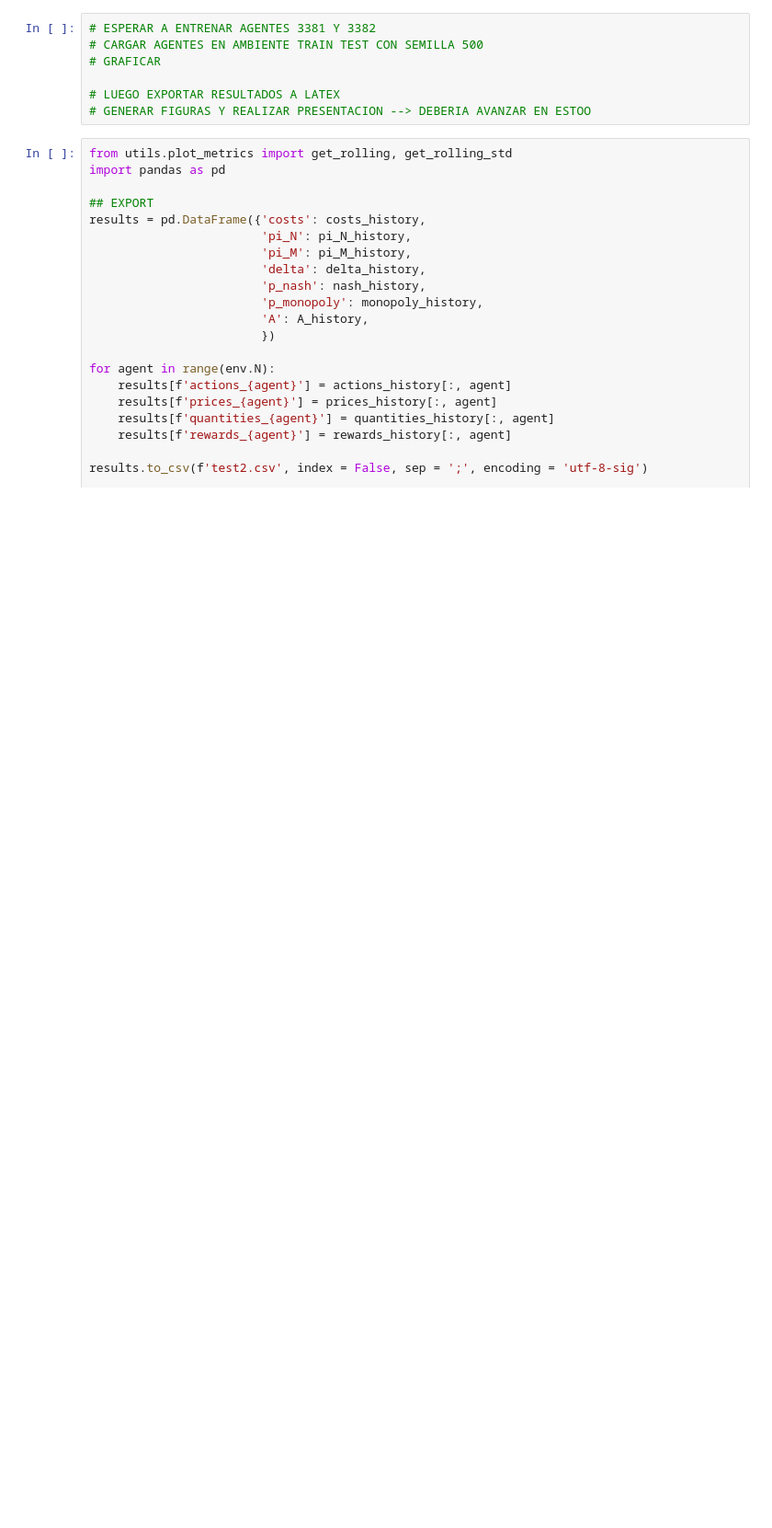
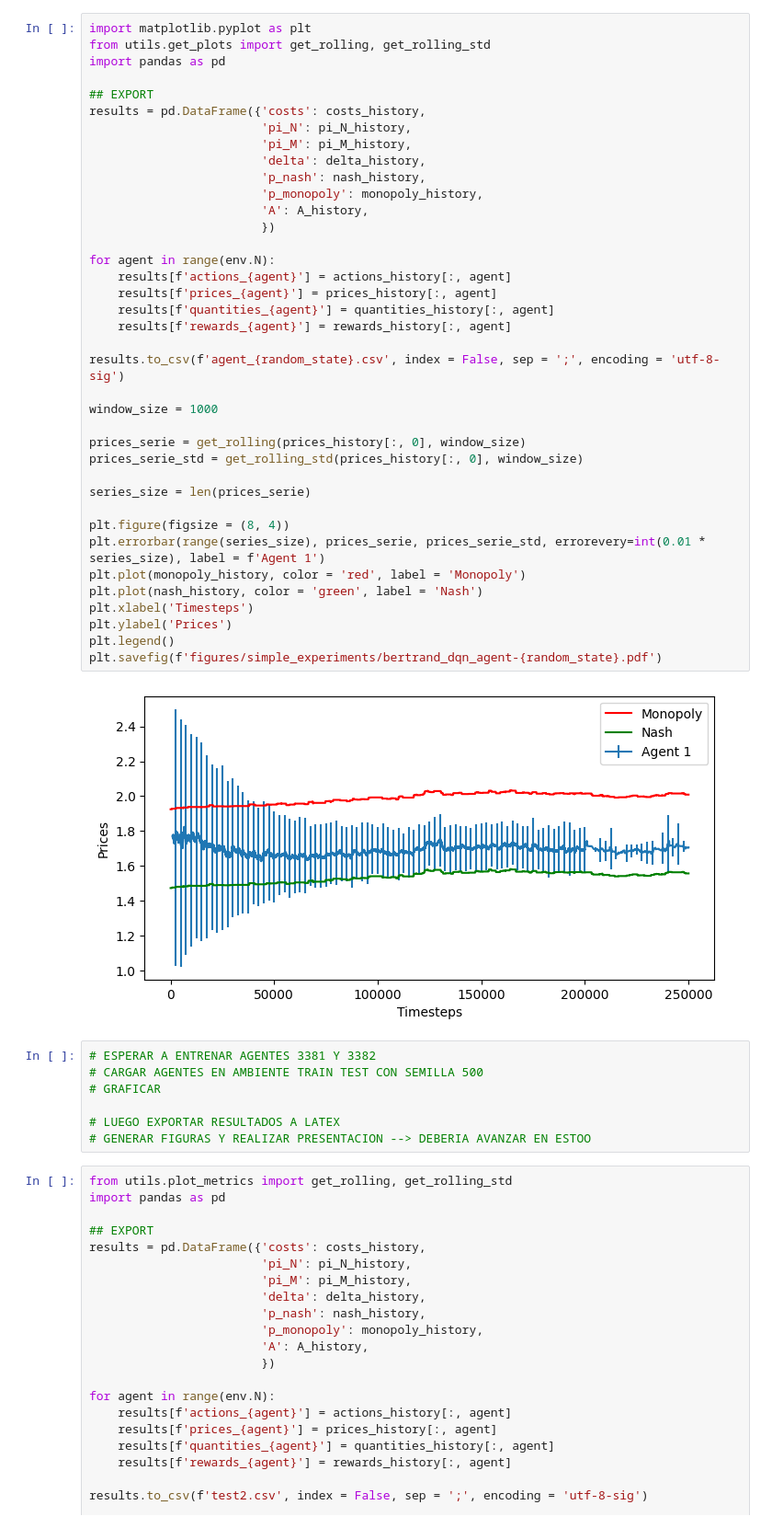
Before and after one commit to sebatinoco/rl_bertrand2, a Jupyter notebook: notebook_profe.ipynb, the cells around one changed output. Shown: that part at 92% size. Drawn from its saved outputs; the diff is of its cells as text; blank space fills up the shorter version.

```diff
--- a/notebook_profe.ipynb
+++ b/notebook_profe.ipynb
@@ -231,3 +272,43 @@ Experiment: dqn_experiment       Episode: 1/1    Episode completion: 100.00 %
+# %%
+import matplotlib.pyplot as plt
+from utils.get_plots import get_rolling, get_rolling_std
+import pandas as pd
+
+## EXPORT
+results = pd.DataFrame({'costs': costs_history,
+                        'pi_N': pi_N_history,
+                        'pi_M': pi_M_history,
+                        'delta': delta_history,
+                        'p_nash': nash_history,
+                        'p_monopoly': monopoly_history,
+                        'A': A_history,
+                        })
+
+for agent in range(env.N):
+    results[f'actions_{agent}'] = actions_history[:, agent]
+    results[f'prices_{agent}'] = prices_history[:, agent]
+    results[f'quantities_{agent}'] = quantities_history[:, agent]
+    results[f'rewards_{agent}'] = rewards_history[:, agent]
+
+results.to_csv(f'agent_{random_state}.csv', index = False, sep = ';', encoding = 'utf-8-sig')
+
+window_size = 1000
+
+prices_serie = get_rolling(prices_history[:, 0], window_size)
+prices_serie_std = get_rolling_std(prices_history[:, 0], window_size)
+
+series_size = len(prices_serie)
+
+plt.figure(figsize = (8, 4))
+plt.errorbar(range(series_size), prices_serie, prices_serie_std, errorevery=int(0.01 * series_size), label = f'Agent 1')
+plt.plot(monopoly_history, color = 'red', label = 'Monopoly')
+plt.plot(nash_history, color = 'green', label = 'Nash')
+plt.xlabel('Timesteps')
+plt.ylabel('Prices')
+plt.legend()
+plt.savefig(f'figures/simple_experiments/bertrand_dqn_agent-{random_state}.pdf')
+# %% [output]
+[figure, added]
 # %%
 # ESPERAR A ENTRENAR AGENTES 3381 Y 3382
 # CARGAR AGENTES EN AMBIENTE TRAIN TEST CON SEMILLA 500
```
Also changed, not shown: parts of 2 cells of this notebook, 12 other files.
